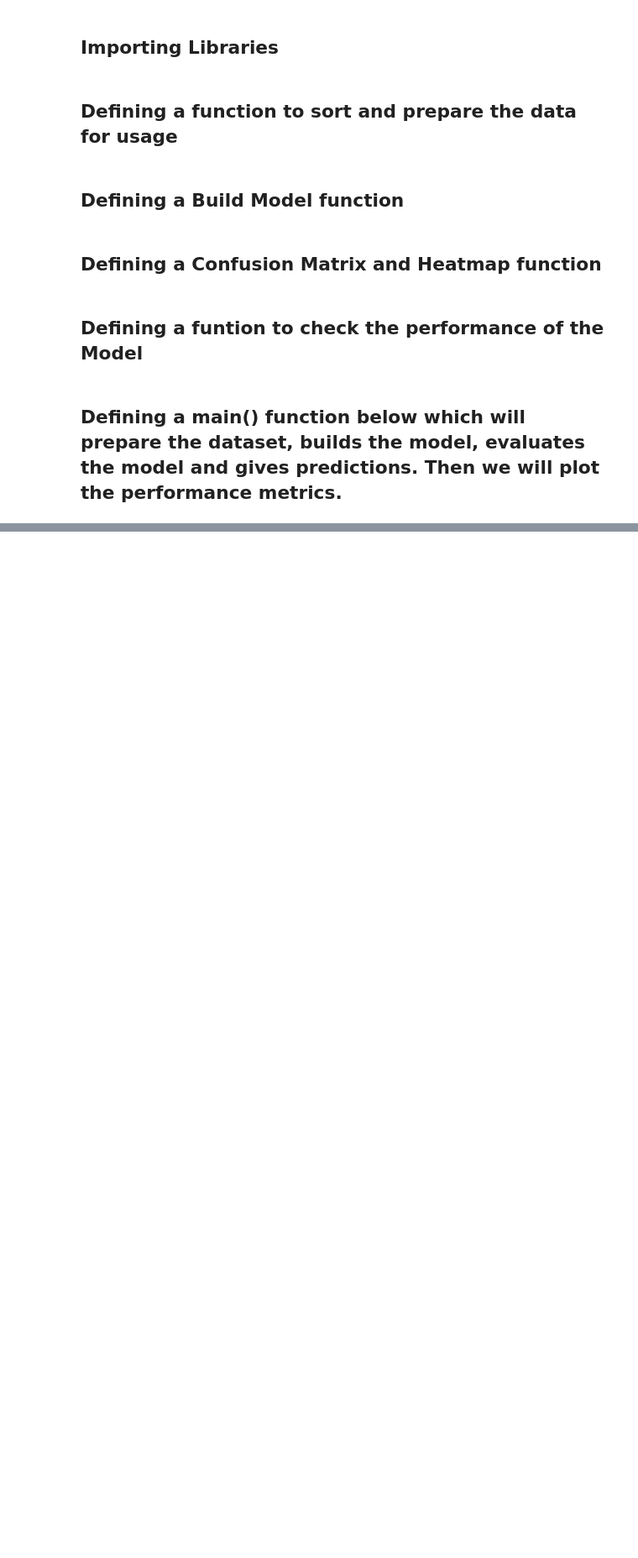
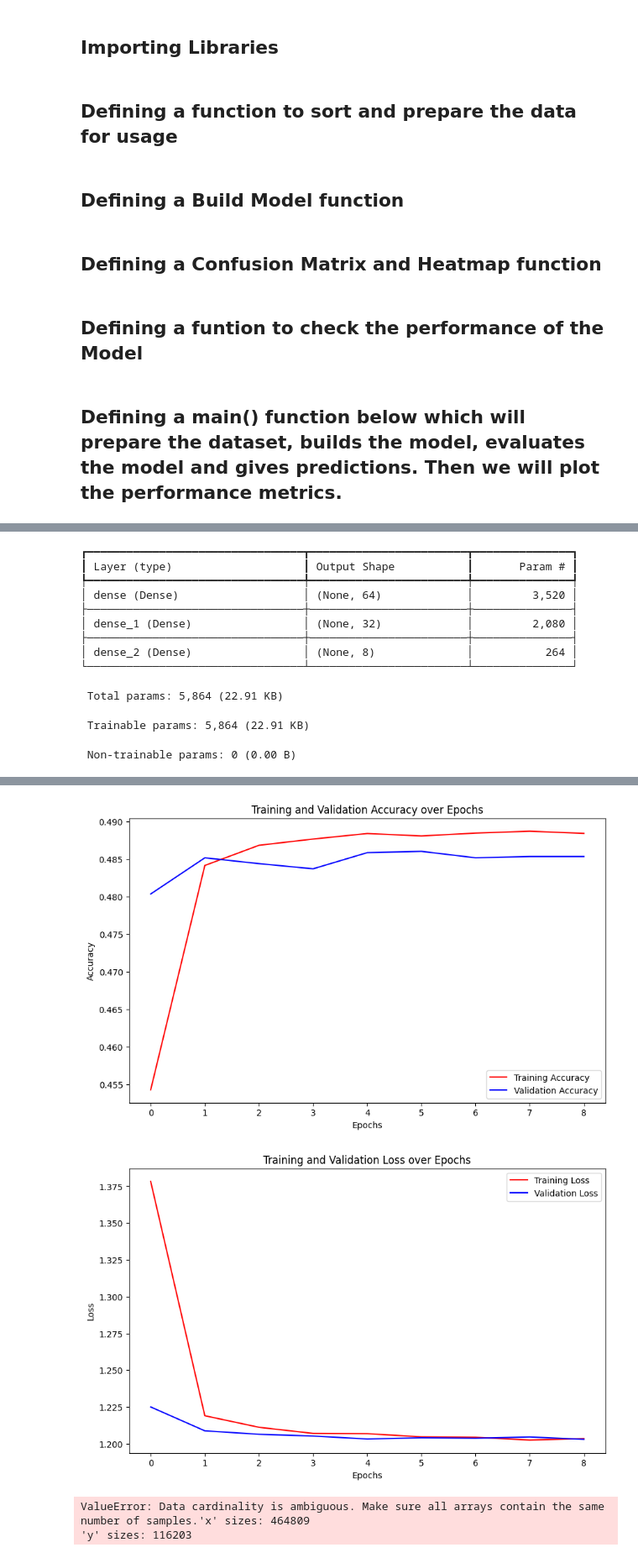
Before and after one commit to VineshRaghvani/Forest-Cover-Classification-DLSP, a Jupyter notebook: CoverType-classification.ipynb, the cells around one changed output, grey strips where cells are left out. Shown at 84% size. Drawn from its saved outputs; the diff is of its cells as text; code cells hidden in the pictures; blank space fills up the shorter version.

Commit message:
Updating functions to remove Errors

```diff
--- a/CoverType-classification.ipynb
+++ b/CoverType-classification.ipynb
@@ -48,15 +50,15 @@ def prep_data(raw_df):
     """
 
     data = raw_df.values
-    features, Y = data[:, :-1], data[:, -1]
+    X, Y = data[:, :-1], data[:, -1]
 
     # Dividing into training and testing set
-    features_train, features_test, Y_train, Y_test = train_test_split(features, Y, test_size=0.20, random_state=42, stratify=Y)
+    X_train, X_test, Y_train, Y_test = train_test_split(X, Y, test_size=0.20, random_state=42, stratify=Y)
 
     # Normalize Data
     normalizer = StandardScaler()
-    X_train = normalizer.fit_transform(features_train)
-    X_test = normalizer.fit_transform(features_test)
+    X_train = normalizer.fit_transform(X_train)
+    X_test = normalizer.fit_transform(X_test)
 
     return X_test, X_train, Y_train, Y_test
 # %% [markdown]
@@ -105,13 +107,13 @@ def visualize_training_performance(training_history, metric):
     """
     Visualize the performance of the model across epochs for a given metric.
     """
-    metrics = training_history.history
-    epochs = range(1, len(metrics['accuracy']) + 1)
+    training_history = training_history.history
+    #epochs = range(1, len(metrics['accuracy']) + 1)
 
     if metric == 'accuracy':
         plt.figure(figsize=(10, 6))
-        plt.plot(epochs, metrics['accuracy'], 'r', label='Training Accuracy')
-        plt.plot(epochs, metrics['val_accuracy'], 'b', label='Validation Accuracy')
+        plt.plot(training_history['accuracy'], 'r', label='Training Accuracy')
+        plt.plot(training_history['val_accuracy'], 'b', label='Validation Accuracy')
         plt.title('Training and Validation Accuracy over Epochs')
         plt.xlabel('Epochs')
         plt.ylabel('Accuracy')
@@ -119,8 +121,8 @@ def visualize_training_performance(training_history, metric):
         plt.show()
     elif metric == 'loss':
         plt.figure(figsize=(10, 6))
-        plt.plot(epochs, metrics['loss'], 'r', label='Training Loss')
-        plt.plot(epochs, metrics['val_loss'], 'b', label='Validation Loss')
+        plt.plot(training_history['loss'], 'r', label='Training Loss')
+        plt.plot(training_history['val_loss'], 'b', label='Validation Loss')
         plt.title('Training and Validation Loss over Epochs')
         plt.xlabel('Epochs')
         plt.ylabel('Loss')
@@ -139,30 +141,30 @@ def main():
 
     # Building the DL/ML Model
     input_features = len(features)
-    classifier = create_neural_network(input_features)
+    model = create_neural_network(input_features)
 
     print('Summary Report of Keras Classifier: ')
-    classifier.summary()
+    model.summary()
 
     num_epochs = 100
     batch_size = 1024
     earlystop_callback = EarlyStopping(monitor='val_accuracy', min_delta=0.0001, patience=3)
-    training_history = classifier.fit(X_train,
-                                      Y_train,
-                                      epochs=num_epochs,
-                                      batch_size=batch_size,
-                                      callbacks=[earlystop_callback],
-                                      validation_split=0.1,
-                                      verbose=1)
+    training_history = model.fit(X_train,
+                                    Y_train,
+                                    epochs=num_epochs,
+                                    batch_size=batch_size,
+                                    callbacks=[earlystop_callback],
+                                    validation_split=0.1,
+                                    verbose=1)
 
     visualize_training_performance(training_history, 'accuracy')
     visualize_training_performance(training_history, 'loss')
 
-    score = classifier.evaluate(X_test, Y_test, verbose=0)
+    score = model.evaluate(X_test, Y_test, verbose=0)
     print(f'Test Loss: {score[0]}')
     print(f'Test Accuracy: {score[1]}')
 
-    Y_pred = classifier.predict(X_test)
+    Y_pred = model.predict(X_test)
 
     #Converting the prediction values to discrete values
     Y_pred = np.argmax(Y_pred, axis=1)
@@ -170,3 +172,6 @@ def main():
                   'Cottonwood/Willow', 'Aspen', 'Douglas-fir', 'Krummholz']
     print(classification_report(Y_test, Y_pred, target_names=categories))
     generate_confusion_heatmap(categories, Y_pred, Y_test)
+# %%
+main()
+# %% [output]
@@ -172,0 +180,12 @@ def main():
+┏━━━━━━━━━━━━━━━━━━━━━━━━━━━━━━━━━┳━━━━━━━━━━━━━━━━━━━━━━━━┳━━━━━━━━━━━━━━━┓
+┃ Layer (type)                    ┃ Output Shape           ┃       Param # ┃
+┡━━━━━━━━━━━━━━━━━━━━━━━━━━━━━━━━━╇━━━━━━━━━━━━━━━━━━━━━━━━╇━━━━━━━━━━━━━━━┩
+│ dense (Dense)                   │ (None, 64)             │         3,520 │
+├─────────────────────────────────┼────────────────────────┼───────────────┤
+│ dense_1 (Dense)                 │ (None, 32)             │         2,080 │
+├─────────────────────────────────┼────────────────────────┼───────────────┤
+│ dense_2 (Dense)                 │ (None, 8)              │           264 │
+└─────────────────────────────────┴────────────────────────┴───────────────┘
+ Total params: 5,864 (22.91 KB)
+ Trainable params: 5,864 (22.91 KB)
+ Non-trainable params: 0 (0.00 B)
@@ -172,0 +210,4 @@ def main():
+[figure, added]
+[figure, added]
+ValueError: Data cardinality is ambiguous. Make sure all arrays contain the same number of samples.'x' sizes: 464809
+'y' sizes: 116203
```
Also changed, not shown: parts of 4 cells of this notebook.
